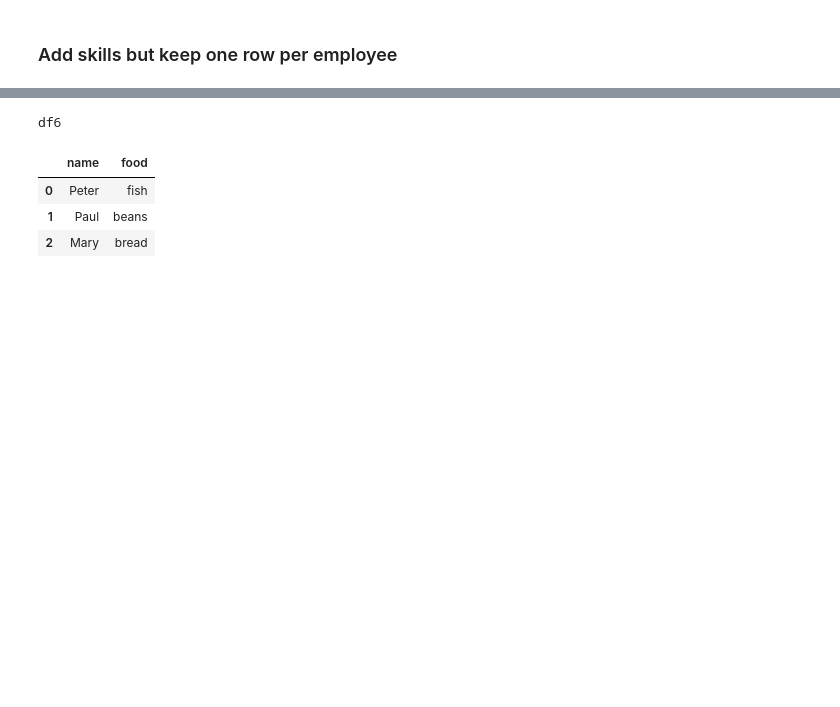
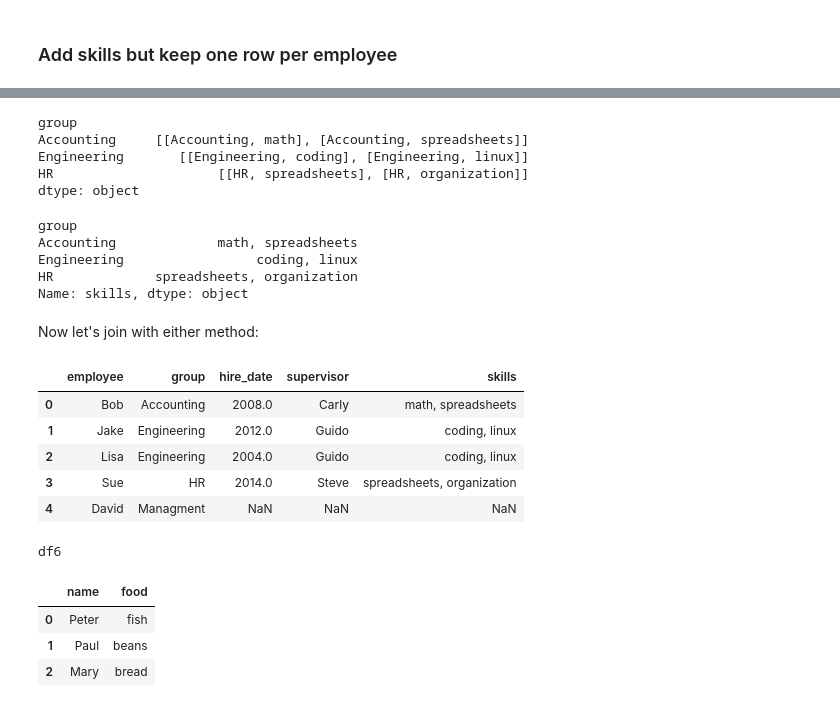
Before and after one commit to edoson/Python-ML--Pandas, a Jupyter notebook: Pandas Tutorial.ipynb, the cells around one changed output, grey strips where cells are left out. Cells and saved outputs as stored; diff of their text form; code cells hidden in the pictures; blank space fills up the shorter version.

```diff
--- a/Pandas Tutorial.ipynb
+++ b/Pandas Tutorial.ipynb
@@ -766,3 +769,7 @@ df4
 | 0 | Accounting | Carly |
 | 1 | Engineering | Guido |
 | 2 | HR | Steve |
+# %%
+# Option 1: in few lines
+joined_1_2 = df1.merge(df2, on='employee', how='left')
+joined_1_2_4 = joined_1_2.merge(df4, on='group', how='left')
@@ -844,3 +874,33 @@ Image(url= "https://www.metabase.com/learn/images/sql-join-types/join-types.png"
+# %%
+# Dedupe to list, using apply:
+df5.groupby('group').apply(lambda x: x.values.tolist())
+# %% [output]
+group
+Accounting     [[Accounting, math], [Accounting, spreadsheets]]
+Engineering       [[Engineering, coding], [Engineering, linux]]
+HR                     [[HR, spreadsheets], [HR, organization]]
+dtype: object
+# %%
+# Dedupe to string, comma seperated:
+df5.groupby('group').skills.apply(lambda x: ', '.join(x))
+# %% [output]
+group
+Accounting             math, spreadsheets
+Engineering                 coding, linux
+HR             spreadsheets, organization
+Name: skills, dtype: object
+# %% [markdown]
+Now let's join with either method:
+# %%
+deduped_df5 = df5.groupby('group').skills.apply(lambda x: ', '.join(x))
+joined_1_2_4.merge(deduped_df5, on='group', how='left')
+# %% [output]
+|  | employee | group | hire_date | supervisor | skills |
+| 0 | Bob | Accounting | 2008.0 | Carly | math, spreadsheets |
+| 1 | Jake | Engineering | 2012.0 | Guido | coding, linux |
+| 2 | Lisa | Engineering | 2004.0 | Guido | coding, linux |
+| 3 | Sue | HR | 2014.0 | Steve | spreadsheets, organization |
+| 4 | David | Managment | NaN | NaN | NaN |
 # %%
 df6 = pd.DataFrame({'name': ['Peter', 'Paul', 'Mary'],
                     'food': ['fish', 'beans', 'bread']},
```
Also changed, not shown: parts of 20 cells of this notebook.
